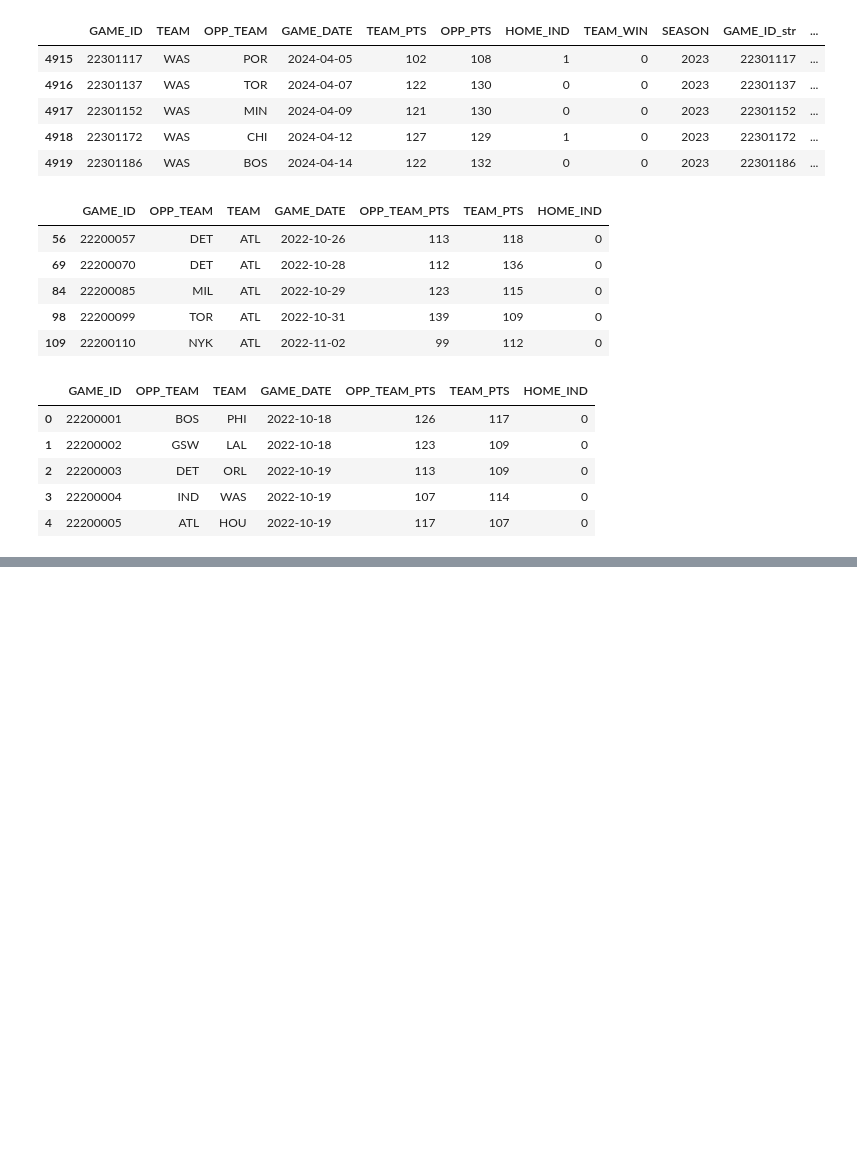
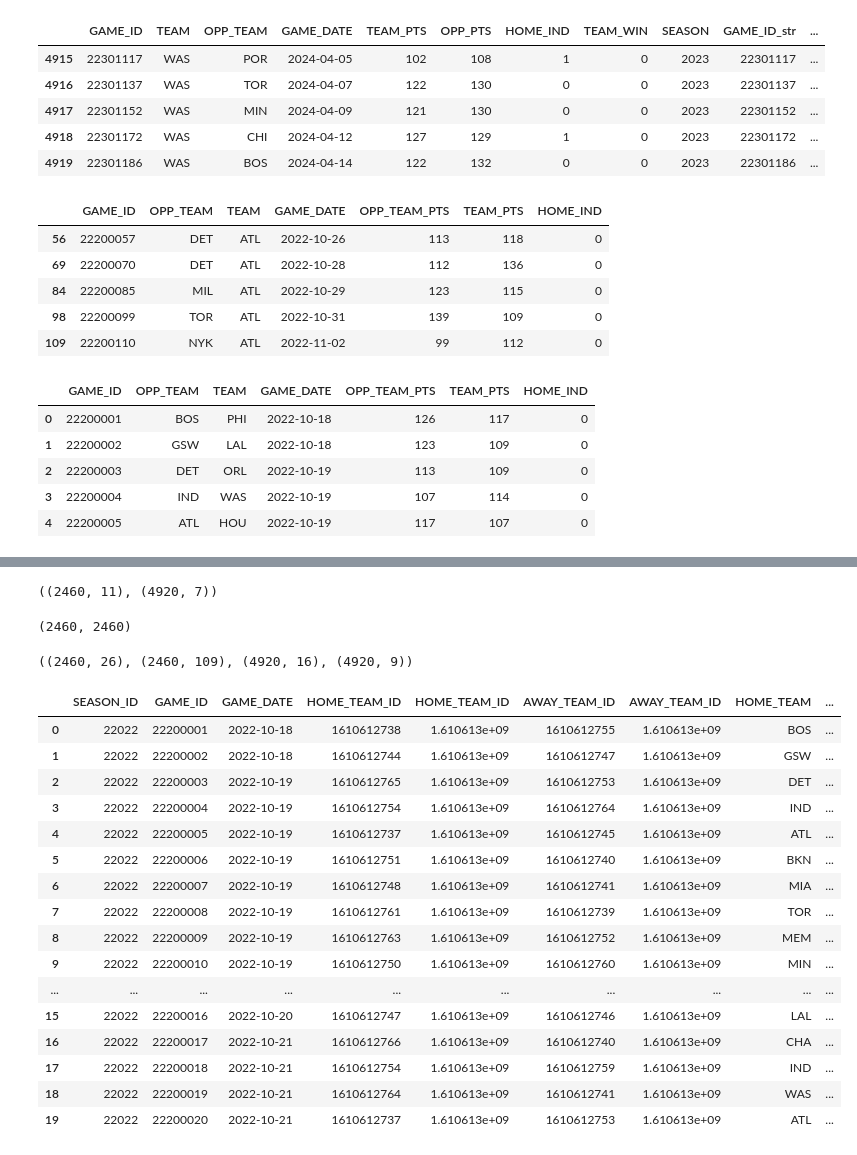
Before and after one commit to samluxenberg1/nba_hustle_sdg, a Jupyter notebook: notebooks/stage2_model.ipynb, the cells around one changed output, grey strips where cells are left out. Drawn from its saved outputs; the diff is of its cells as text; code cells hidden in the pictures; blank space fills up the shorter version.

```diff
--- a/notebooks/stage2_model.ipynb
+++ b/notebooks/stage2_model.ipynb
@@ -333,0 +436,3 @@ def team_schedule(
+# %%
+df_train_sub = df_train[['SEASON_ID','GAME_ID','GAME_DATE','HOME_TEAM_ID','AWAY_TEAM_ID','HOME_TEAM','AWAY_TEAM','EST_HOME_NRtg','EST_AWAY_NRtg']].copy()
+df_ts_sub = df_ts[['GAME_ID','TEAM','OPP_TEAM','HOME_IND','TEAM_AVG10_NET_COMPOSITE_EFFORT','TEAM_AVG10_EFG_PCT','TEAM_AVG10_FTA_RATE','TEAM_AVG10_TM_TOV_PCT','TEAM_AVG10_OREB_PCT']].copy()
@@ -333,0 +457,71 @@ def team_schedule(
+# %%
+df_train_sub.shape, df_ts_sub.shape
+# %% [output]
+((2460, 11), (4920, 7))
+# %%
+df_train_sub['GAME_ID'].nunique(), df_ts_sub['GAME_ID'].nunique()
+# %% [output]
+(2460, 2460)
+# %%
+df_train_sub_home = (
+    df_train_sub
+    .merge(
+    df_ts_sub,
+    how='left',
+    left_on=['GAME_ID','HOME_TEAM'],
+    right_on=['GAME_ID','TEAM'])
+    .rename(columns={'TEAM_AVG10_NET_COMPOSITE_EFFORT':'HOME_AVG10_NET_COMPOSITE_EFFORT',
+                     'TEAM_AVG10_EFG_PCT':'HOME_AVG10_EFG_PCT',
+                     'TEAM_AVG10_FTA_RATE':'HOME_AVG10_FTA_RATE',
+                     'TEAM_AVG10_TM_TOV_PCT':'HOME_AVG10_TM_TOV_PCT',
+                     'TEAM_AVG10_OREB_PCT':'HOME_AVG10_OREB_PCT'})
+    .drop(['TEAM','OPP_TEAM','HOME_IND'],axis=1)
+)
+df_train_sub_home_away = (
+    df_train_sub_home
+    .merge(
+        df_ts_sub,
+        how='left',
+        left_on=['GAME_ID','AWAY_TEAM'],
+        right_on=['GAME_ID','TEAM']
+    )
+    .rename(columns={'TEAM_AVG10_NET_COMPOSITE_EFFORT':'AWAY_AVG10_NET_COMPOSITE_EFFORT',
+                     'TEAM_AVG10_EFG_PCT':'AWAY_AVG10_EFG_PCT',
+                     'TEAM_AVG10_FTA_RATE':'AWAY_AVG10_FTA_RATE',
+                     'TEAM_AVG10_TM_TOV_PCT':'AWAY_AVG10_TM_TOV_PCT',
+                     'TEAM_AVG10_OREB_PCT':'AWAY_AVG10_OREB_PCT'})
+    .drop(['TEAM','OPP_TEAM','HOME_IND'],axis=1)
+
+)
+
+df_train_sub_home_away['AVG10_NET_COMPOSITE_EFFORT_DIFF'] = df_train_sub_home_away['HOME_AVG10_NET_COMPOSITE_EFFORT']-df_train_sub_home_away['AWAY_AVG10_NET_COMPOSITE_EFFORT']
+df_train_sub_home_away['AVG10_EFG_PCT_DIFF'] = df_train_sub_home_away['HOME_AVG10_EFG_PCT']-df_train_sub_home_away['AWAY_AVG10_EFG_PCT']
+df_train_sub_home_away['AVG10_FTA_RATE_DIFF'] = df_train_sub_home_away['HOME_AVG10_FTA_RATE']-df_train_sub_home_away['AWAY_AVG10_FTA_RATE']
+df_train_sub_home_away['AVG10_TM_TOV_PCT_DIFF'] = df_train_sub_home_away['HOME_AVG10_TM_TOV_PCT']-df_train_sub_home_away['AWAY_AVG10_TM_TOV_PCT']
+df_train_sub_home_away['AVG10_OREB_PCT_DIFF'] = df_train_sub_home_away['HOME_AVG10_OREB_PCT']-df_train_sub_home_away['AWAY_AVG10_OREB_PCT']
+
+df_train_sub_home_away.fillna(0, inplace=True)
+# %%
+df_train_sub_home_away.shape, df_train.shape, df_ts.shape, df_ts_sub.shape
+# %% [output]
+((2460, 26), (2460, 109), (4920, 16), (4920, 9))
+# %%
+df_train_sub_home_away.head(20)
+# %% [output]
+|  | SEASON_ID | GAME_ID | GAME_DATE | HOME_TEAM_ID | HOME_TEAM_ID | AWAY_TEAM_ID | AWAY_TEAM_ID | HOME_TEAM | ... |
+| 0 | 22022 | 22200001 | 2022-10-18 | 1610612738 | 1.610613e+09 | 1610612755 | 1.610613e+09 | BOS | ... |
+| 1 | 22022 | 22200002 | 2022-10-18 | 1610612744 | 1.610613e+09 | 1610612747 | 1.610613e+09 | GSW | ... |
+| 2 | 22022 | 22200003 | 2022-10-19 | 1610612765 | 1.610613e+09 | 1610612753 | 1.610613e+09 | DET | ... |
+| 3 | 22022 | 22200004 | 2022-10-19 | 1610612754 | 1.610613e+09 | 1610612764 | 1.610613e+09 | IND | ... |
+| 4 | 22022 | 22200005 | 2022-10-19 | 1610612737 | 1.610613e+09 | 1610612745 | 1.610613e+09 | ATL | ... |
+| 5 | 22022 | 22200006 | 2022-10-19 | 1610612751 | 1.610613e+09 | 1610612740 | 1.610613e+09 | BKN | ... |
+| 6 | 22022 | 22200007 | 2022-10-19 | 1610612748 | 1.610613e+09 | 1610612741 | 1.610613e+09 | MIA | ... |
+| 7 | 22022 | 22200008 | 2022-10-19 | 1610612761 | 1.610613e+09 | 1610612739 | 1.610613e+09 | TOR | ... |
+| 8 | 22022 | 22200009 | 2022-10-19 | 1610612763 | 1.610613e+09 | 1610612752 | 1.610613e+09 | MEM | ... |
+| 9 | 22022 | 22200010 | 2022-10-19 | 1610612750 | 1.610613e+09 | 1610612760 | 1.610613e+09 | MIN | ... |
+| ... | ... | ... | ... | ... | ... | ... | ... | ... | ... |
+| 15 | 22022 | 22200016 | 2022-10-20 | 1610612747 | 1.610613e+09 | 1610612746 | 1.610613e+09 | LAL | ... |
+| 16 | 22022 | 22200017 | 2022-10-21 | 1610612766 | 1.610613e+09 | 1610612740 | 1.610613e+09 | CHA | ... |
+| 17 | 22022 | 22200018 | 2022-10-21 | 1610612754 | 1.610613e+09 | 1610612759 | 1.610613e+09 | IND | ... |
+| 18 | 22022 | 22200019 | 2022-10-21 | 1610612764 | 1.610613e+09 | 1610612741 | 1.610613e+09 | WAS | ... |
+| 19 | 22022 | 22200020 | 2022-10-21 | 1610612737 | 1.610613e+09 | 1610612753 | 1.610613e+09 | ATL | ... |
```
Also changed, not shown: parts of 11 cells of this notebook, 2 other files.
